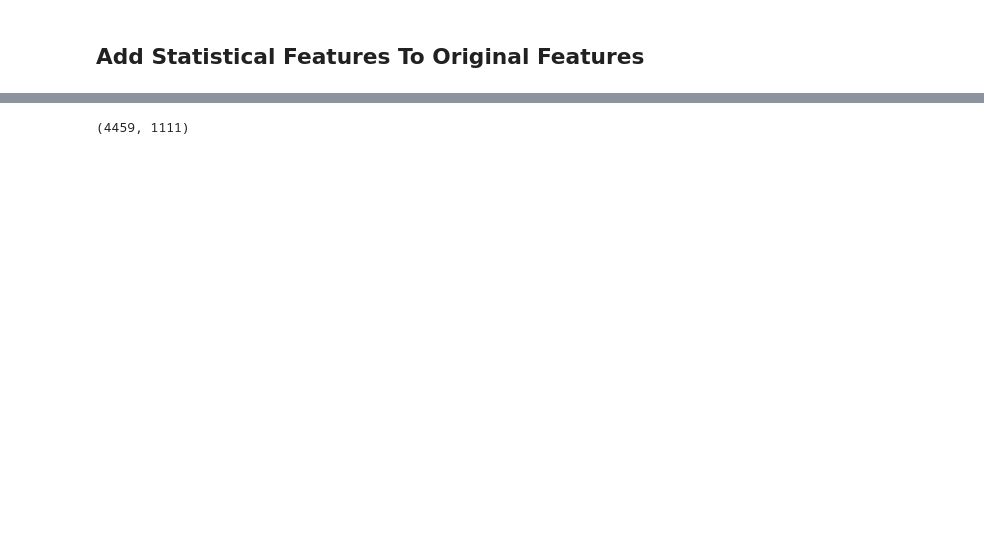
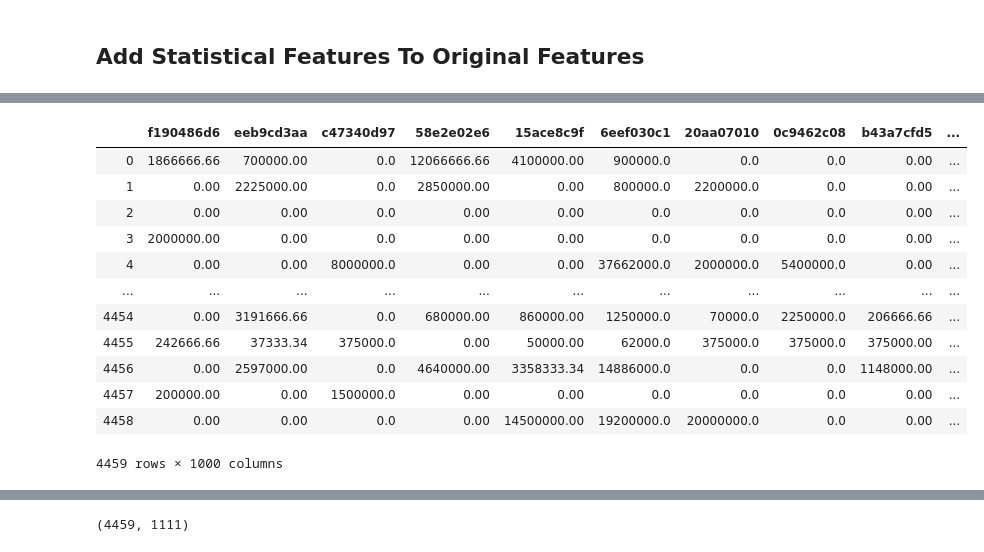
Before and after one commit to jcanque777/customer_value_prediction, a Jupyter notebook: value_prediction.ipynb, the cells around one changed output, grey strips where cells are left out. Saved outputs shown, nothing was run; the diff lists cells and outputs as text; code cells hidden in the pictures; blank space fills up the shorter version.

```diff
--- a/value_prediction.ipynb
+++ b/value_prediction.ipynb
@@ -379,0 +492,16 @@ del(tmp_test)
+# %%
+train
+# %% [output]
+|  | f190486d6 | eeb9cd3aa | c47340d97 | 58e2e02e6 | 15ace8c9f | 6eef030c1 | 20aa07010 | 0c9462c08 | b43a7cfd5 | ... |
+| 0 | 1866666.66 | 700000.00 | 0.0 | 12066666.66 | 4100000.00 | 900000.0 | 0.0 | 0.0 | 0.00 | ... |
+| 1 | 0.00 | 2225000.00 | 0.0 | 2850000.00 | 0.00 | 800000.0 | 2200000.0 | 0.0 | 0.00 | ... |
+| 2 | 0.00 | 0.00 | 0.0 | 0.00 | 0.00 | 0.0 | 0.0 | 0.0 | 0.00 | ... |
+| 3 | 2000000.00 | 0.00 | 0.0 | 0.00 | 0.00 | 0.0 | 0.0 | 0.0 | 0.00 | ... |
+| 4 | 0.00 | 0.00 | 8000000.0 | 0.00 | 0.00 | 37662000.0 | 2000000.0 | 5400000.0 | 0.00 | ... |
+| ... | ... | ... | ... | ... | ... | ... | ... | ... | ... | ... |
+| 4454 | 0.00 | 3191666.66 | 0.0 | 680000.00 | 860000.00 | 1250000.0 | 70000.0 | 2250000.0 | 206666.66 | ... |
+| 4455 | 242666.66 | 37333.34 | 375000.0 | 0.00 | 50000.00 | 62000.0 | 375000.0 | 375000.0 | 375000.00 | ... |
+| 4456 | 0.00 | 2597000.00 | 0.0 | 4640000.00 | 3358333.34 | 14886000.0 | 0.0 | 0.0 | 1148000.00 | ... |
+| 4457 | 200000.00 | 0.00 | 1500000.0 | 0.00 | 0.00 | 0.0 | 0.0 | 0.0 | 0.00 | ... |
+| 4458 | 0.00 | 0.00 | 0.0 | 0.00 | 14500000.00 | 19200000.0 | 20000000.0 | 0.0 | 0.00 | ... |
+4459 rows × 1000 columns
```
Also changed, not shown: parts of 52 cells of this notebook.
